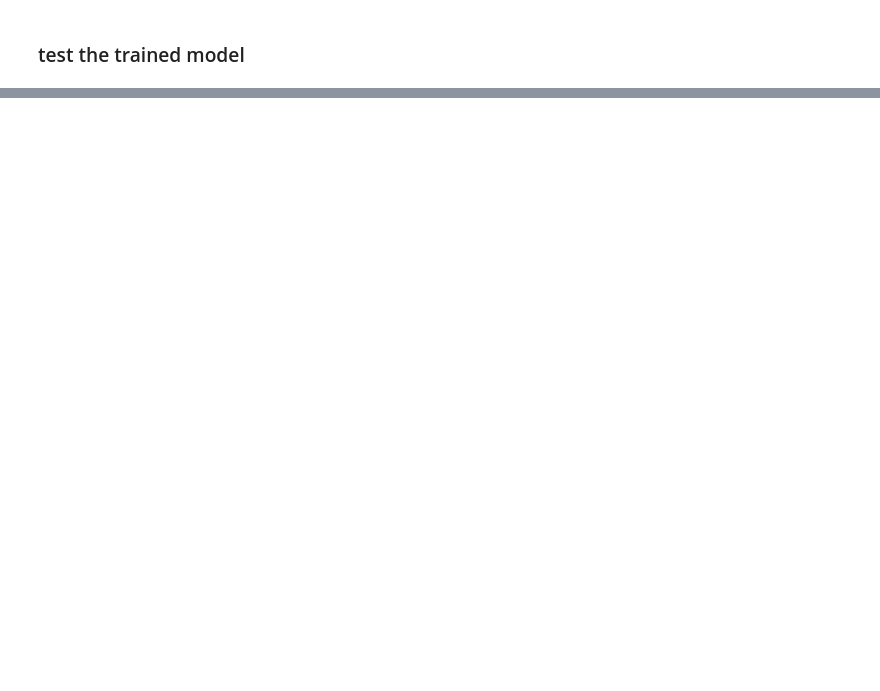
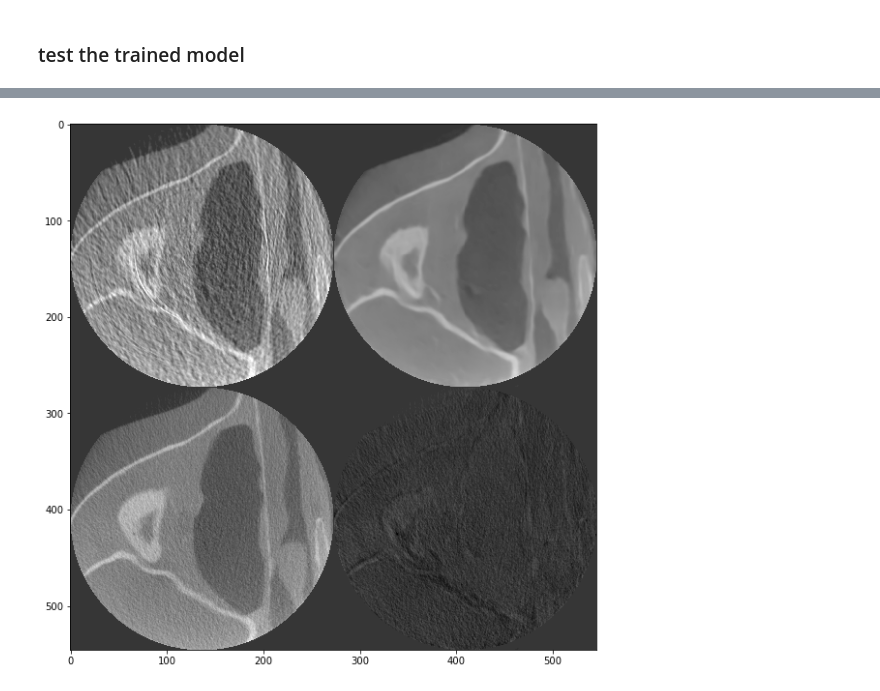
Before and after one commit to kduxin/RED-CNN-keras, a Jupyter notebook: src/compare_performance.ipynb, the cells around one changed output, grey strips where cells are left out. Drawn from its saved outputs; the diff is of its cells as text; code cells hidden in the pictures; blank space fills up the shorter version.

```diff
--- a/src/compare_performance.ipynb
+++ b/src/compare_performance.ipynb
@@ -92,0 +127,6 @@ ImportError: cannot import name 'ReLU'
+# %%
+ID = 5
+# %%
+show_effect(test_X[ID,:,:,0], res[ID,:,:,0], test_Y[ID,:,:,0], test_Y[ID,:,:,0]-res[ID,:,:,0])
+# %% [output]
+[figure, added]
```
Also changed, not shown: parts of 16 cells of this notebook, 1 other file.
